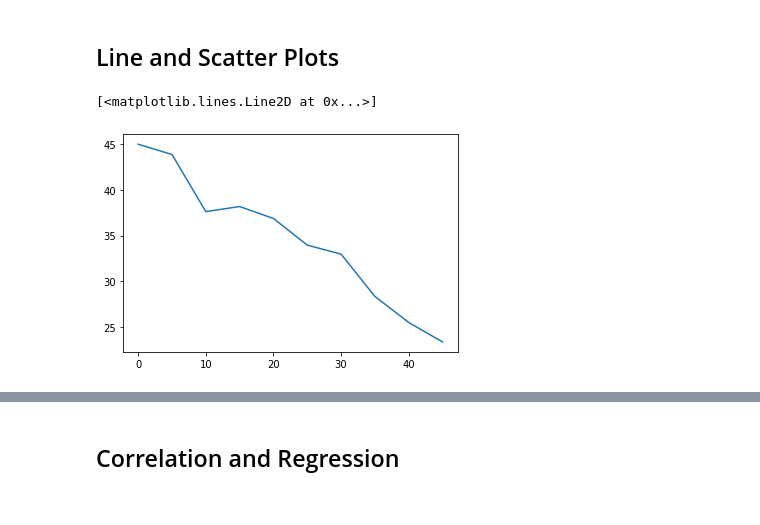
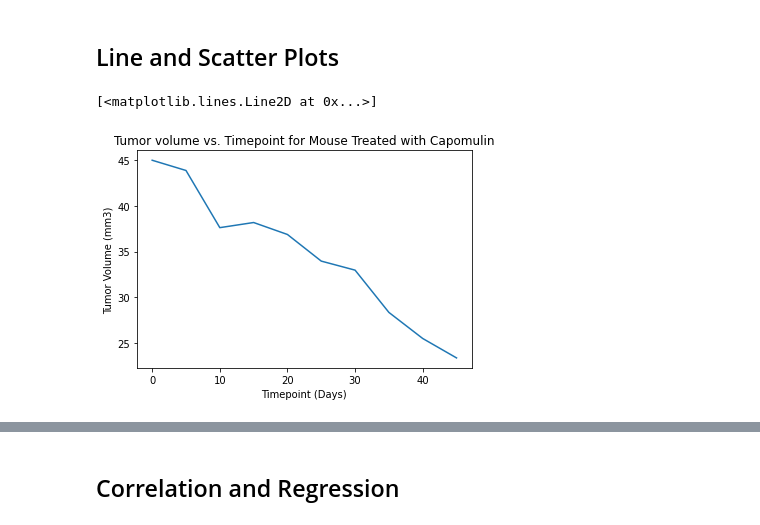
Before and after one commit to Barlow0471/MatplotlibHW, a Jupyter notebook: pymaceuticals_starter.ipynb, the cells around one changed output, grey strips where cells are left out. Cells and saved outputs as stored; diff of their text form; code cells hidden in the pictures.

```diff
--- a/pymaceuticals_starter.ipynb
+++ b/pymaceuticals_starter.ipynb
@@ -248,11 +248,14 @@ plt.show()
 # %%
 # Generate a line plot of tumor volume vs. time point for a mouse treated with Capomulin
 capomulin_data = clean_df.loc[clean_df['Drug Regimen'] == 'Capomulin']
 capomulin_data
 capomulin_mouse = capomulin_data.loc[capomulin_data['Mouse ID'] == 's185']
+plt.xlabel('Timepoint (Days)')
+plt.ylabel('Tumor Volume (mm3)')
+plt.title('Tumor volume vs. Timepoint for Mouse Treated with Capomulin')
 plt.plot(capomulin_mouse['Timepoint'], capomulin_mouse['Tumor Volume (mm3)'])
 # %% [output]
 [<matplotlib.lines.Line2D at 0x...>]
-[figure, old version]
+[figure, new version]
 # %%
 # Generate a scatter plot of average tumor volume vs. mouse weight for the Capomulin regimen
```
Also changed, not shown: parts of 1 cell of this notebook.
